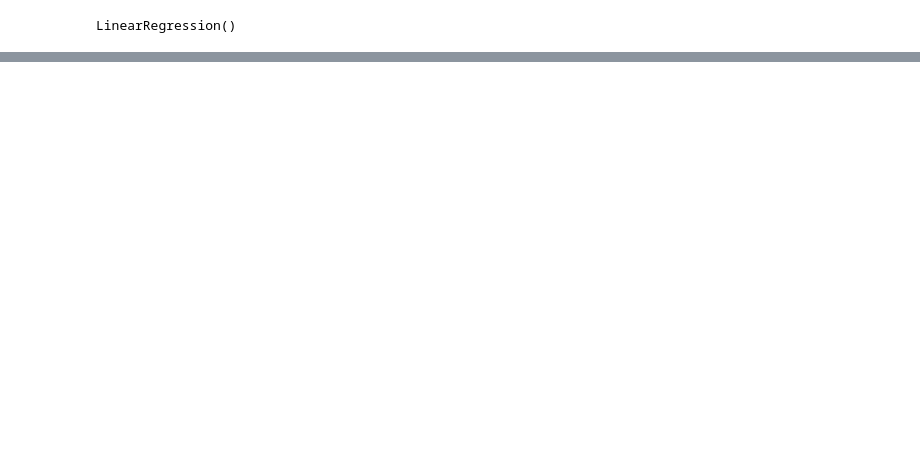
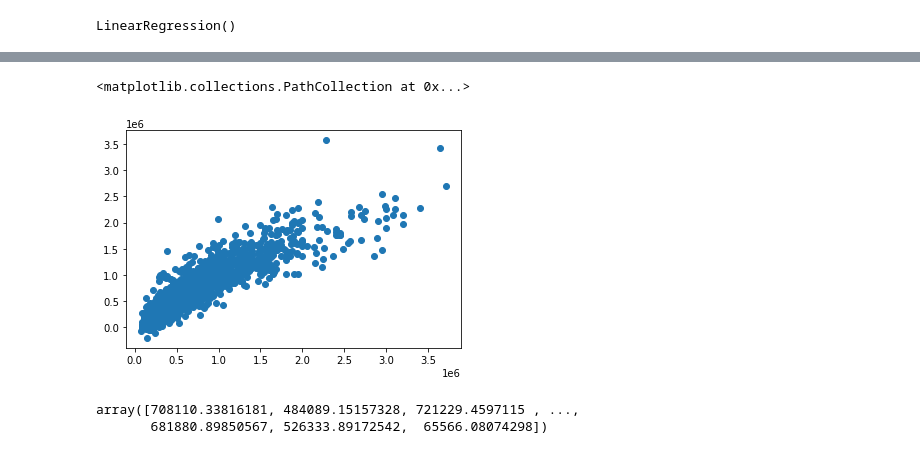
Before and after one commit to vivyhasadream/DS_P2_King-County-House-Sales-Predict, a Jupyter notebook: Han_3_Model.ipynb, the cells around one changed output, grey strips where cells are left out. Saved outputs shown, nothing was run; the diff lists cells and outputs as text; code cells hidden in the pictures; blank space fills up the shorter version.

```diff
--- a/Han_3_Model.ipynb
+++ b/Han_3_Model.ipynb
@@ -334,0 +311,10 @@ eval_env: 1
+# %%
+plt.scatter(y2_test, y_comp_2_predict)
+# %% [output]
+<matplotlib.collections.PathCollection at 0x...>
+[figure, added]
+# %%
+y_comp_2_predict
+# %% [output]
+array([708110.33816181, 484089.15157328, 721229.4597115 , ...,
+       681880.89850567, 526333.89172542,  65566.08074298])
```
Also changed, not shown: parts of 19 cells of this notebook.
